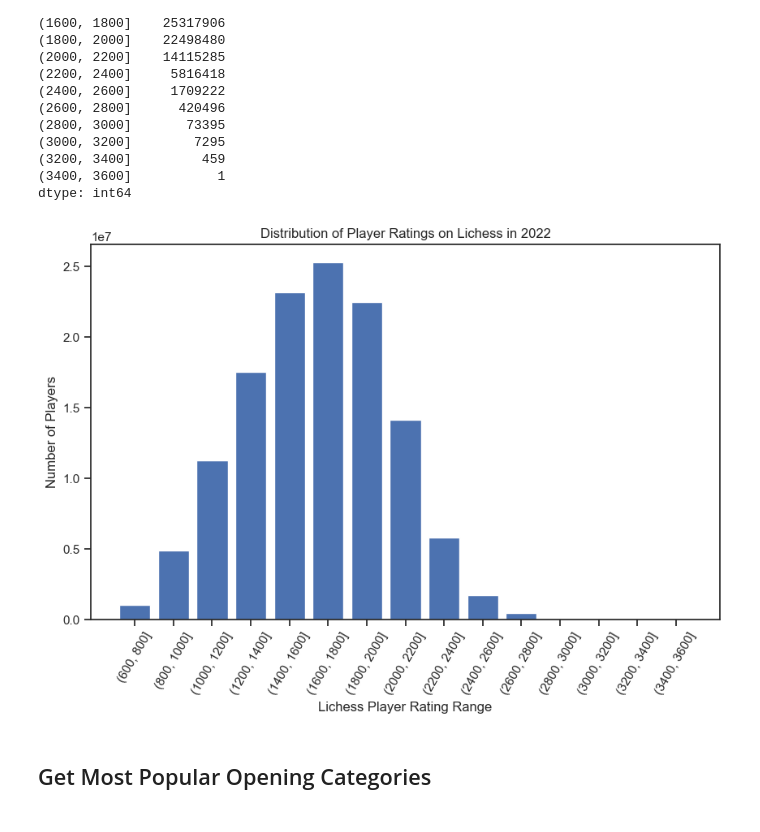
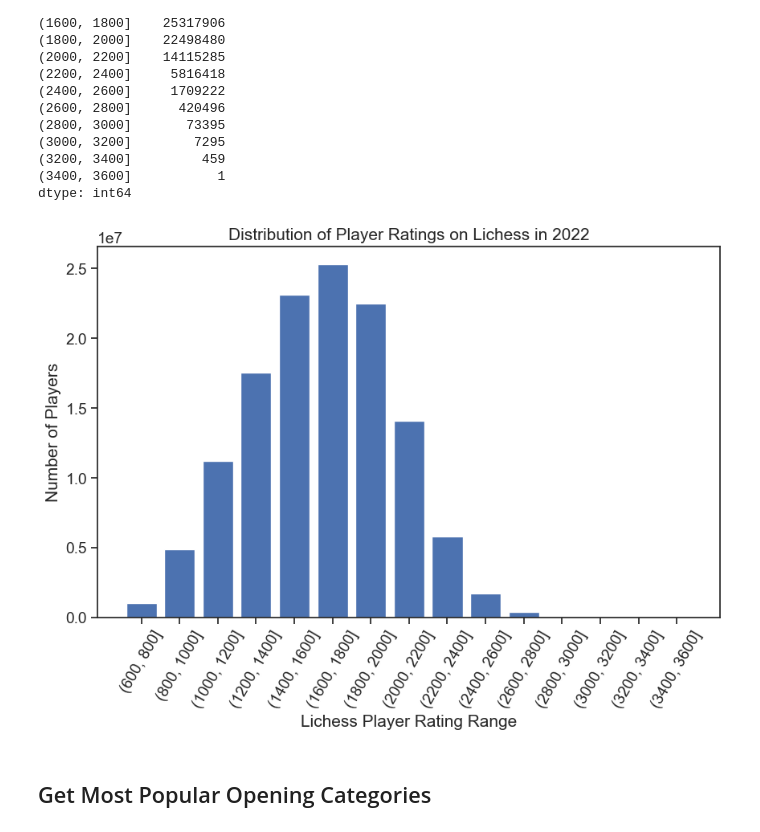
Before and after one commit to IsaacCheng9/machine-learning-in-chess, a Jupyter notebook: src/analyse_csv_data.ipynb, the cells around one changed output. Drawn from its saved outputs; the diff is of its cells as text; code cells hidden in the pictures.

```diff
--- a/src/analyse_csv_data.ipynb
+++ b/src/analyse_csv_data.ipynb
@@ -76,19 +76,19 @@ dtype: int64
 # %%
 # Plot a graph to show the distribution of player ratings.
 sns.set("talk")
-sns.set(font_scale=1)
+sns.set(font_scale=1.25)
 sns.set_style("ticks")
 fig, ax = plt.subplots(figsize=(10, 6))
 indexes = merged_rating_counts.index.astype(str)
 values = merged_rating_counts.values
 ax.bar(indexes, values)
 ax.set_title("Distribution of Player Ratings on Lichess in 2022")
 ax.set_xlabel("Lichess Player Rating Range")
 ax.set_ylabel("Number of Players")
 ax.set_xticklabels(indexes, rotation=60)
 plt.show()
 # %% [output]
-[figure, old version]
+[figure, new version]
 # %% [markdown]
 ## Get Most Popular Opening Categories
 # %%
```
Also changed, not shown: parts of 1 cell of this notebook.
